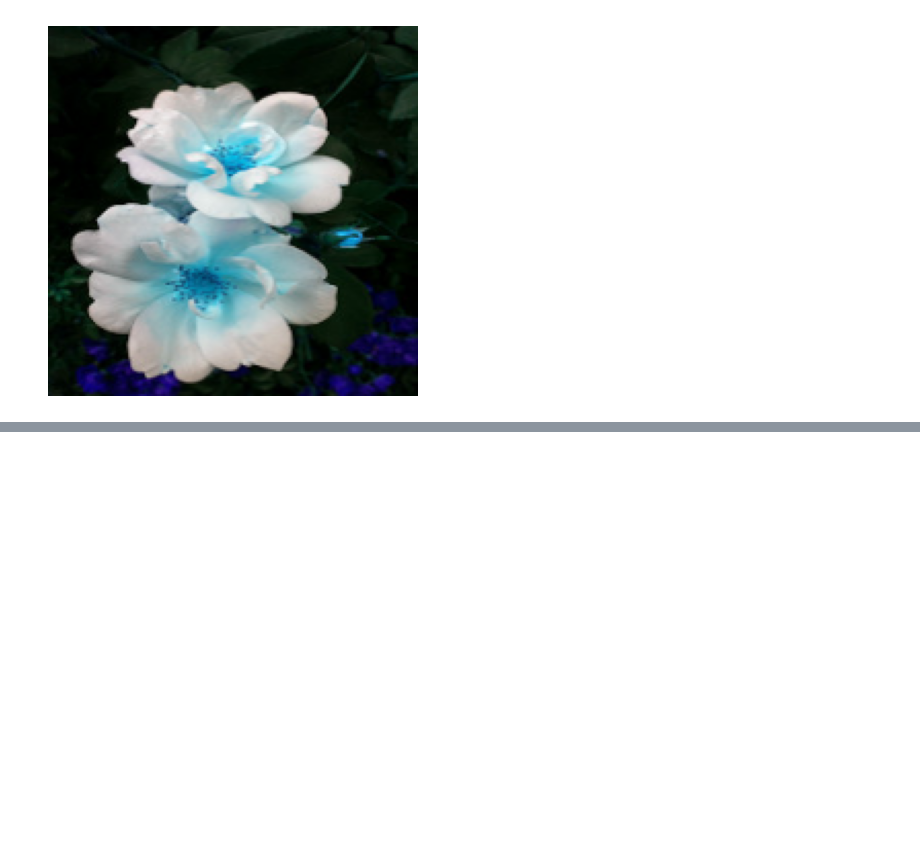
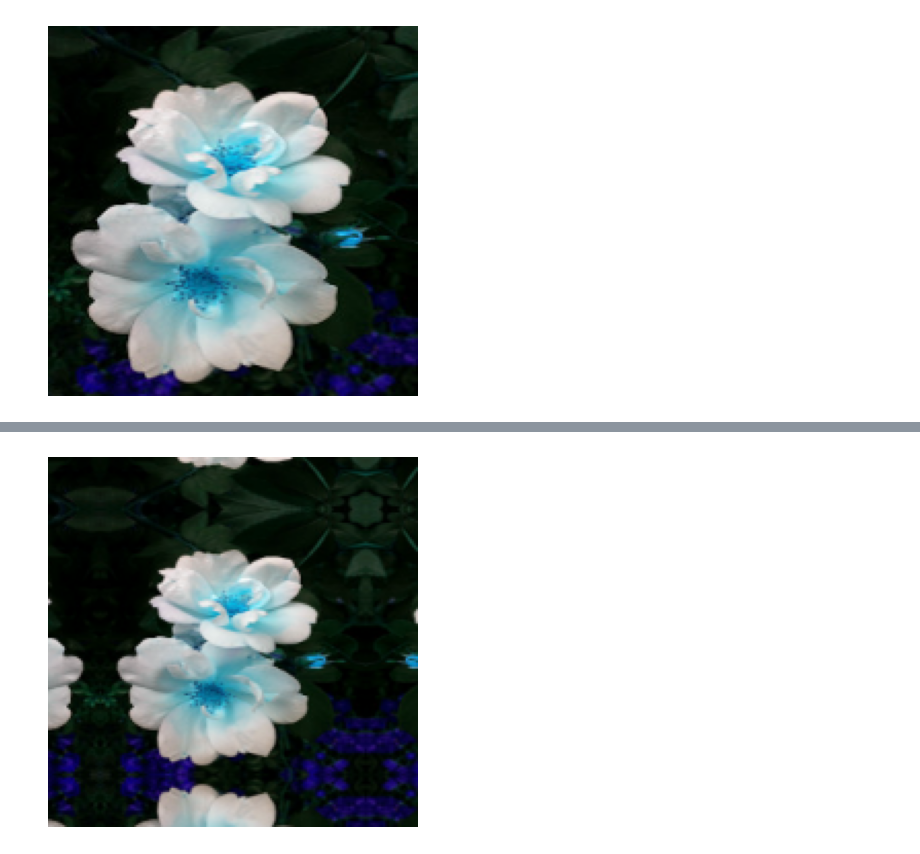
Before and after one commit to rupali99rakibe/Deep-learning, a Jupyter notebook: Data_augumentation.ipynb, the cells around one changed output, grey strips where cells are left out. Saved outputs shown, nothing was run; the diff lists cells and outputs as text; code cells hidden in the pictures; blank space fills up the shorter version.

```diff
--- a/Data_augumentation.ipynb
+++ b/Data_augumentation.ipynb
@@ -345 +320,12 @@ data_augumentation = keras.Sequential([
 ])
+# %%
+# plt.axis('off')
+# plt.imshow(data_augumentation(x)[0].numpy()).astype('uint8')
+# plt.show()
+image = data_augumentation(X)[0].numpy().astype('uint8')
+
+plt.axis('off')
+plt.imshow(image)
+plt.show()
+# %% [output]
+[figure, added]
```
Also changed, not shown: parts of 39 cells of this notebook.
